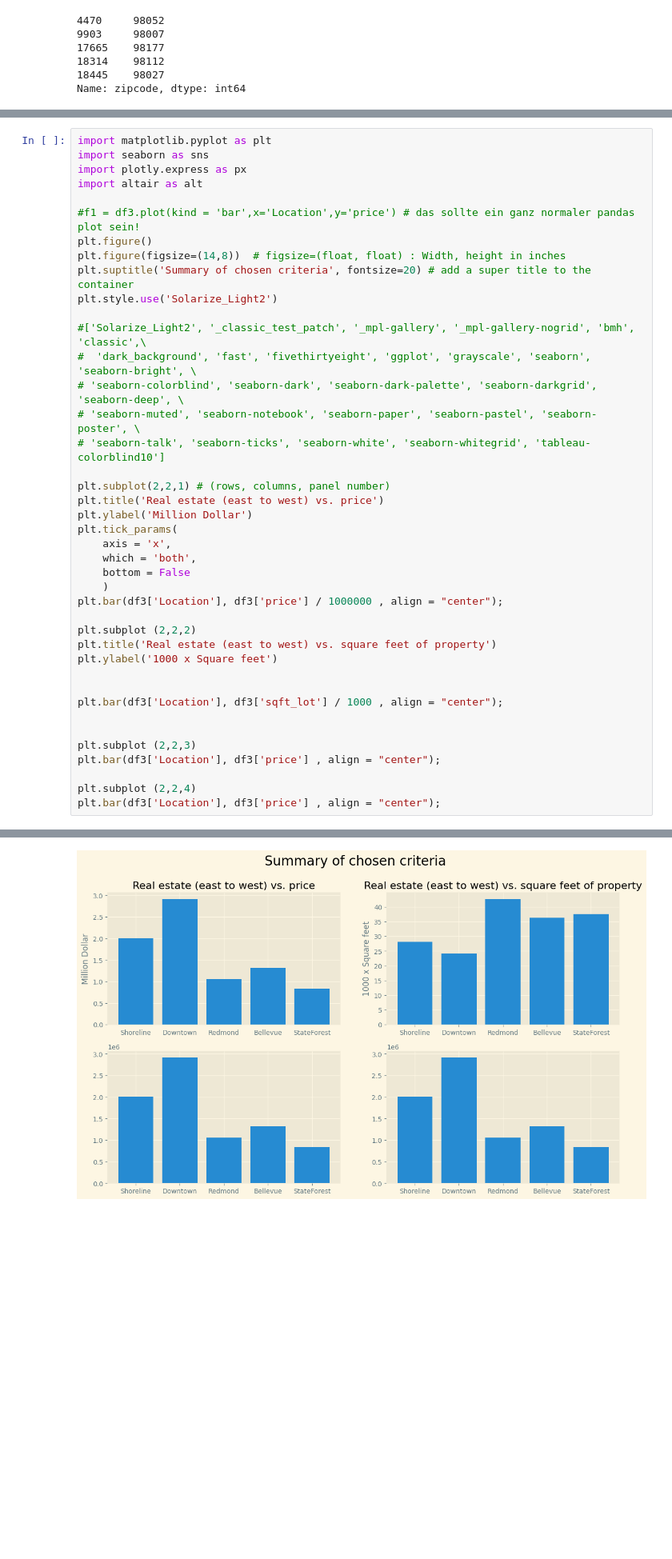
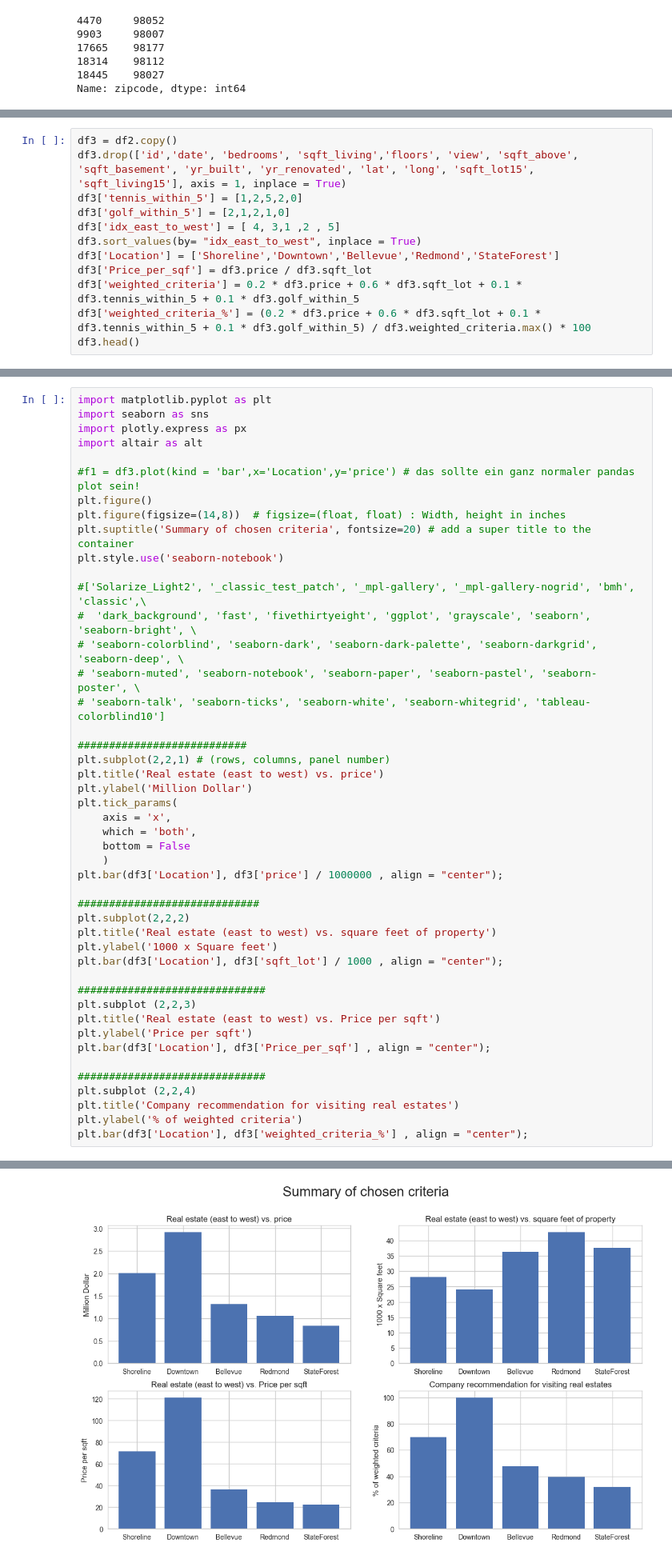
Before and after one commit to WESOgGF/ds-eda-housing-project, a Jupyter notebook: 01-house-project_.ipynb, the cells around one changed output, grey strips where cells are left out. Shown at 80% size. Saved outputs shown, nothing was run; the diff lists cells and outputs as text; blank space fills up the shorter version.

```diff
--- a/01-house-project_.ipynb
+++ b/01-house-project_.ipynb
@@ -170,0 +164,12 @@ Index(['price', 'bathrooms', 'sqft_lot', 'waterfront', 'condition', 'grade',
+# %%
+df3 = df2.copy()
+df3.drop(['id','date', 'bedrooms', 'sqft_living','floors', 'view', 'sqft_above', 'sqft_basement', 'yr_built', 'yr_renovated', 'lat', 'long', 'sqft_lot15', 'sqft_living15'], axis = 1, inplace = True)
+df3['tennis_within_5'] = [1,2,5,2,0]
+df3['golf_within_5'] = [2,1,2,1,0]
+df3['idx_east_to_west'] = [ 4, 3,1 ,2 , 5]
+df3.sort_values(by= "idx_east_to_west", inplace = True)
+df3['Location'] = ['Shoreline','Downtown','Bellevue','Redmond','StateForest']
+df3['Price_per_sqf'] = df3.price / df3.sqft_lot
+df3['weighted_criteria'] = 0.2 * df3.price + 0.6 * df3.sqft_lot + 0.1 * df3.tennis_within_5 + 0.1 * df3.golf_within_5
+df3['weighted_criteria_%'] = (0.2 * df3.price + 0.6 * df3.sqft_lot + 0.1 * df3.tennis_within_5 + 0.1 * df3.golf_within_5) / df3.weighted_criteria.max() * 100
+df3.head()
@@ -178,7 +190,7 @@ import altair as alt
 plt.figure()
 plt.figure(figsize=(14,8))  # figsize=(float, float) : Width, height in inches
 plt.suptitle('Summary of chosen criteria', fontsize=20) # add a super title to the container
-plt.style.use('Solarize_Light2')
+plt.style.use('seaborn-notebook')
 
 #['Solarize_Light2', '_classic_test_patch', '_mpl-gallery', '_mpl-gallery-nogrid', 'bmh', 'classic',\
 #  'dark_background', 'fast', 'fivethirtyeight', 'ggplot', 'grayscale', 'seaborn', 'seaborn-bright', \
@@ -186,6 +198,7 @@ plt.style.use('Solarize_Light2')
 # 'seaborn-muted', 'seaborn-notebook', 'seaborn-paper', 'seaborn-pastel', 'seaborn-poster', \
 # 'seaborn-talk', 'seaborn-ticks', 'seaborn-white', 'seaborn-whitegrid', 'tableau-colorblind10']
 
+###########################
 plt.subplot(2,2,1) # (rows, columns, panel number)
 plt.title('Real estate (east to west) vs. price')
 plt.ylabel('Million Dollar')
@@ -196,17 +209,21 @@ plt.tick_params(
     )
 plt.bar(df3['Location'], df3['price'] / 1000000 , align = "center");
 
-plt.subplot (2,2,2)
+#############################
+plt.subplot(2,2,2)
 plt.title('Real estate (east to west) vs. square feet of property')
 plt.ylabel('1000 x Square feet')
-
-
 plt.bar(df3['Location'], df3['sqft_lot'] / 1000 , align = "center");
 
+##############################
+plt.subplot (2,2,3)
+plt.title('Real estate (east to west) vs. Price per sqft')
+plt.ylabel('Price per sqft')
+plt.bar(df3['Location'], df3['Price_per_sqf'] , align = "center");
 
-plt.subplot (2,2,3)
-plt.bar(df3['Location'], df3['price'] , align = "center");
-
+##############################
 plt.subplot (2,2,4)
-plt.bar(df3['Location'], df3['price'] , align = "center");
+plt.title('Company recommendation for visiting real estates')
+plt.ylabel('% of weighted criteria')
+plt.bar(df3['Location'], df3['weighted_criteria_%'] , align = "center");
 # %% [output]
@@ -214,4 +231,4 @@ plt.bar(df3['Location'], df3['price'] , align = "center");
-[figure, old version]
+[figure, new version]
 # %%
 print (plt.style.available)
 # %% [output]
```
Also changed, not shown: parts of 4 cells of this notebook, 2 other files.
